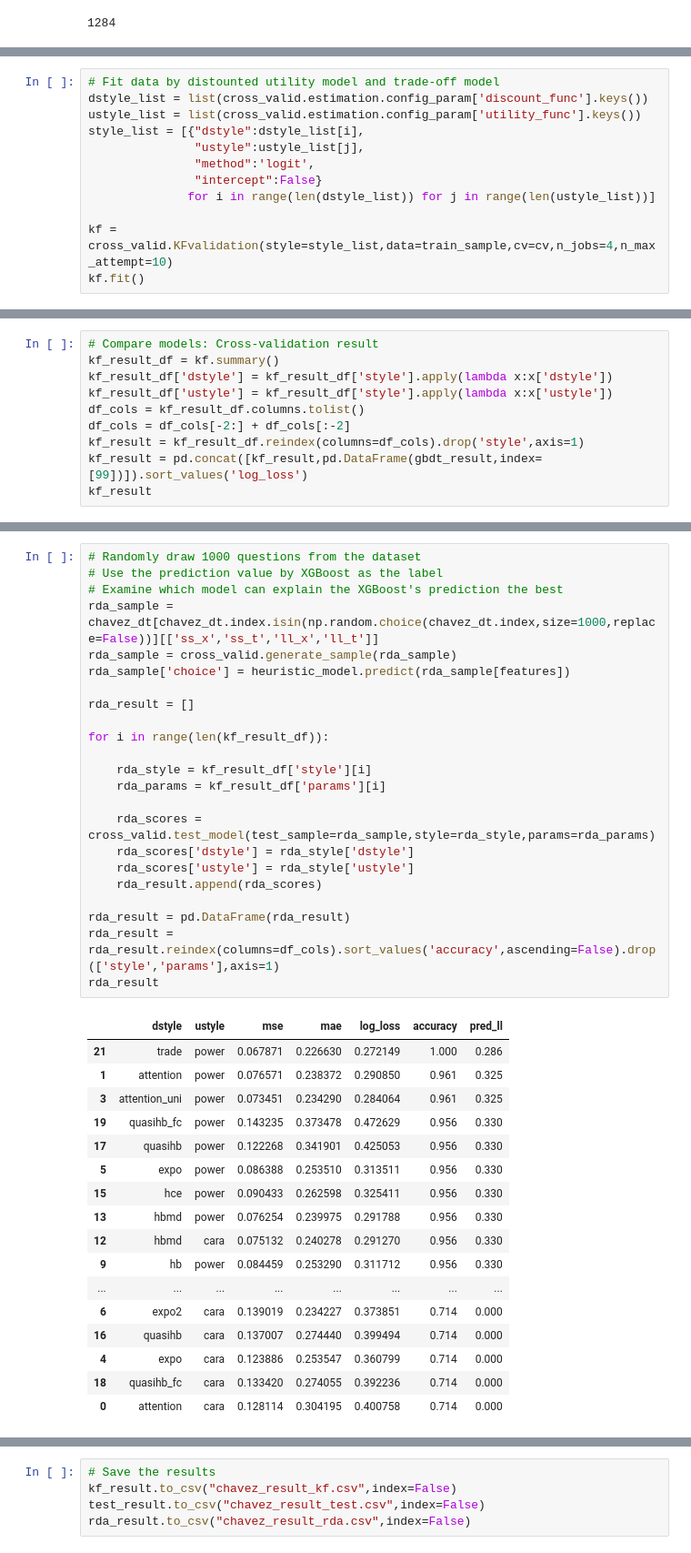
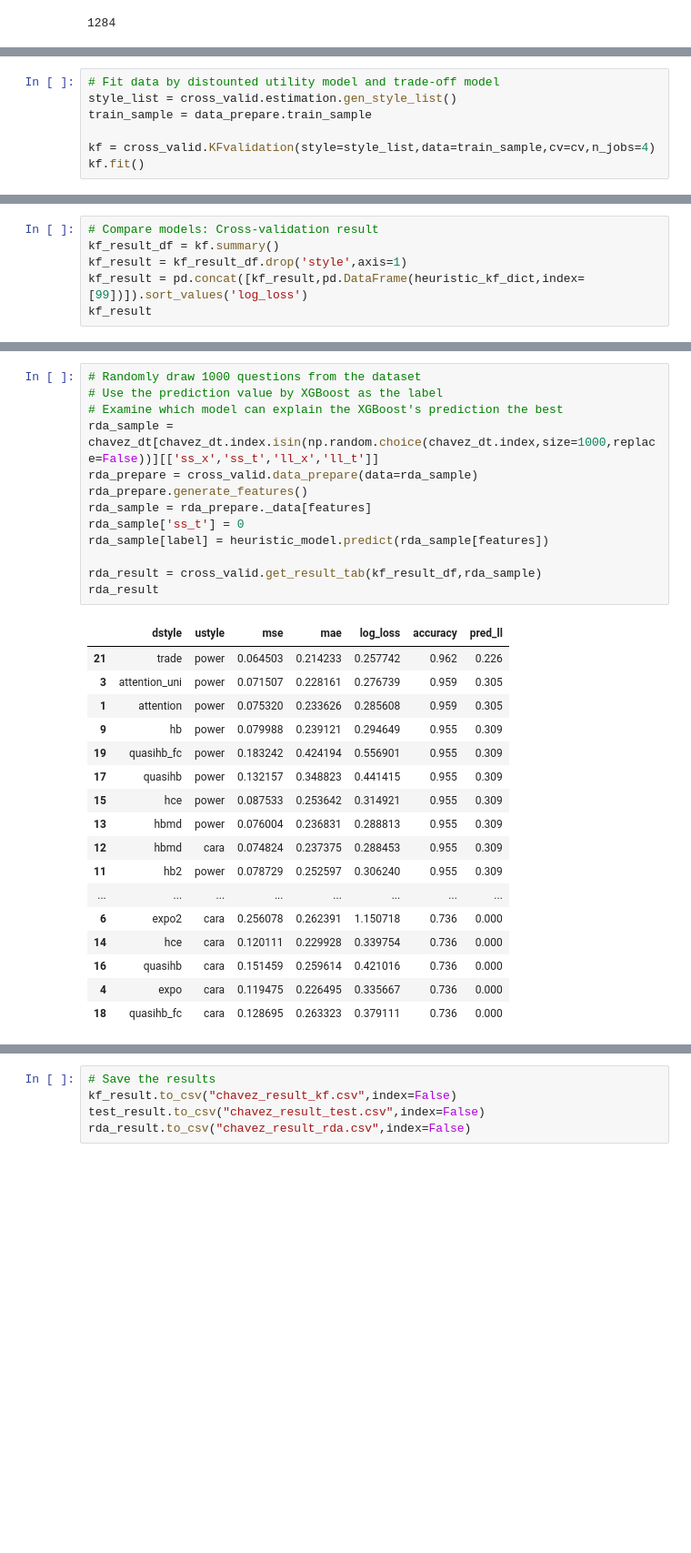
Before and after one commit to zarkwang/attention_discount_project, a Jupyter notebook: model/mpl_analysis_2.ipynb, the cells around one changed output, grey strips where cells are left out. Shown at 91% size. Drawn from its saved outputs; the diff is of its cells as text; blank space fills up the shorter version.

```diff
--- a/model/mpl_analysis_2.ipynb
+++ b/model/mpl_analysis_2.ipynb
@@ -154,12 +124,7 @@ test_heuristic_dict
 # %%
 # Fit data by distounted utility model and trade-off model
-dstyle_list = list(cross_valid.estimation.config_param['discount_func'].keys())
-ustyle_list = list(cross_valid.estimation.config_param['utility_func'].keys())
-style_list = [{"dstyle":dstyle_list[i],
-               "ustyle":ustyle_list[j],
-               "method":'logit',
-               "intercept":False}
-              for i in range(len(dstyle_list)) for j in range(len(ustyle_list))]
+style_list = cross_valid.estimation.gen_style_list()
+train_sample = data_prepare.train_sample
 
-kf = cross_valid.KFvalidation(style=style_list,data=train_sample,cv=cv,n_jobs=4,n_max_attempt=10)
+kf = cross_valid.KFvalidation(style=style_list,data=train_sample,cv=cv,n_jobs=4)
 kf.fit()
@@ -170,12 +136,8 @@ np.where(kf.success==False)
 # %%
 # Compare models: Cross-validation result
 kf_result_df = kf.summary()
-kf_result_df['dstyle'] = kf_result_df['style'].apply(lambda x:x['dstyle'])
-kf_result_df['ustyle'] = kf_result_df['style'].apply(lambda x:x['ustyle'])
-df_cols = kf_result_df.columns.tolist()
-df_cols = df_cols[-2:] + df_cols[:-2]
-kf_result = kf_result_df.reindex(columns=df_cols).drop('style',axis=1)
-kf_result = pd.concat([kf_result,pd.DataFrame(gbdt_result,index=[99])]).sort_values('log_loss')
+kf_result = kf_result_df.drop('style',axis=1)
+kf_result = pd.concat([kf_result,pd.DataFrame(heuristic_kf_dict,index=[99])]).sort_values('log_loss')
 kf_result
 # %% [output]
 |  | dstyle | ustyle | params | mse | mae | log_loss | accuracy | pred_ll |
@@ -238,41 +190,31 @@ test_result
 # %%
 # Randomly draw 1000 questions from the dataset
 # Use the prediction value by XGBoost as the label
 # Examine which model can explain the XGBoost's prediction the best
 rda_sample = chavez_dt[chavez_dt.index.isin(np.random.choice(chavez_dt.index,size=1000,replace=False))][['ss_x','ss_t','ll_x','ll_t']]
-rda_sample = cross_valid.generate_sample(rda_sample)
-rda_sample['choice'] = heuristic_model.predict(rda_sample[features])
+rda_prepare = cross_valid.data_prepare(data=rda_sample)
+rda_prepare.generate_features()
+rda_sample = rda_prepare._data[features]
+rda_sample['ss_t'] = 0
+rda_sample[label] = heuristic_model.predict(rda_sample[features])
 
-rda_result = []
-
-for i in range(len(kf_result_df)):
-
-    rda_style = kf_result_df['style'][i]
-    rda_params = kf_result_df['params'][i]
-
-    rda_scores = cross_valid.test_model(test_sample=rda_sample,style=rda_style,params=rda_params)
-    rda_scores['dstyle'] = rda_style['dstyle']
-    rda_scores['ustyle'] = rda_style['ustyle']
-    rda_result.append(rda_scores)
-
-rda_result = pd.DataFrame(rda_result)
-rda_result = rda_result.reindex(columns=df_cols).sort_values('accuracy',ascending=False).drop(['style','params'],axis=1)
+rda_result = cross_valid.get_result_tab(kf_result_df,rda_sample)
 rda_result
 # %% [output]
 |  | dstyle | ustyle | mse | mae | log_loss | accuracy | pred_ll |
-| 21 | trade | power | 0.067871 | 0.226630 | 0.272149 | 1.000 | 0.286 |
-| 1 | attention | power | 0.076571 | 0.238372 | 0.290850 | 0.961 | 0.325 |
-| 3 | attention_uni | power | 0.073451 | 0.234290 | 0.284064 | 0.961 | 0.325 |
-| 19 | quasihb_fc | power | 0.143235 | 0.373478 | 0.472629 | 0.956 | 0.330 |
-| 17 | quasihb | power | 0.122268 | 0.341901 | 0.425053 | 0.956 | 0.330 |
-| 5 | expo | power | 0.086388 | 0.253510 | 0.313511 | 0.956 | 0.330 |
-| 15 | hce | power | 0.090433 | 0.262598 | 0.325411 | 0.956 | 0.330 |
-| 13 | hbmd | power | 0.076254 | 0.239975 | 0.291788 | 0.956 | 0.330 |
-| 12 | hbmd | cara | 0.075132 | 0.240278 | 0.291270 | 0.956 | 0.330 |
-| 9 | hb | power | 0.084459 | 0.253290 | 0.311712 | 0.956 | 0.330 |
+| 21 | trade | power | 0.064503 | 0.214233 | 0.257742 | 0.962 | 0.226 |
+| 3 | attention_uni | power | 0.071507 | 0.228161 | 0.276739 | 0.959 | 0.305 |
+| 1 | attention | power | 0.075320 | 0.233626 | 0.285608 | 0.959 | 0.305 |
+| 9 | hb | power | 0.079988 | 0.239121 | 0.294649 | 0.955 | 0.309 |
+| 19 | quasihb_fc | power | 0.183242 | 0.424194 | 0.556901 | 0.955 | 0.309 |
+| 17 | quasihb | power | 0.132157 | 0.348823 | 0.441415 | 0.955 | 0.309 |
+| 15 | hce | power | 0.087533 | 0.253642 | 0.314921 | 0.955 | 0.309 |
+| 13 | hbmd | power | 0.076004 | 0.236831 | 0.288813 | 0.955 | 0.309 |
+| 12 | hbmd | cara | 0.074824 | 0.237375 | 0.288453 | 0.955 | 0.309 |
+| 11 | hb2 | power | 0.078729 | 0.252597 | 0.306240 | 0.955 | 0.309 |
 | ... | ... | ... | ... | ... | ... | ... | ... |
-| 6 | expo2 | cara | 0.139019 | 0.234227 | 0.373851 | 0.714 | 0.000 |
-| 16 | quasihb | cara | 0.137007 | 0.274440 | 0.399494 | 0.714 | 0.000 |
-| 4 | expo | cara | 0.123886 | 0.253547 | 0.360799 | 0.714 | 0.000 |
-| 18 | quasihb_fc | cara | 0.133420 | 0.274055 | 0.392236 | 0.714 | 0.000 |
-| 0 | attention | cara | 0.128114 | 0.304195 | 0.400758 | 0.714 | 0.000 |
+| 6 | expo2 | cara | 0.256078 | 0.262391 | 1.150718 | 0.736 | 0.000 |
+| 14 | hce | cara | 0.120111 | 0.229928 | 0.339754 | 0.736 | 0.000 |
+| 16 | quasihb | cara | 0.151459 | 0.259614 | 0.421016 | 0.736 | 0.000 |
+| 4 | expo | cara | 0.119475 | 0.226495 | 0.335667 | 0.736 | 0.000 |
+| 18 | quasihb_fc | cara | 0.128695 | 0.263323 | 0.379111 | 0.736 | 0.000 |
```
Also changed, not shown: parts of 13 cells of this notebook, 17 other files.
